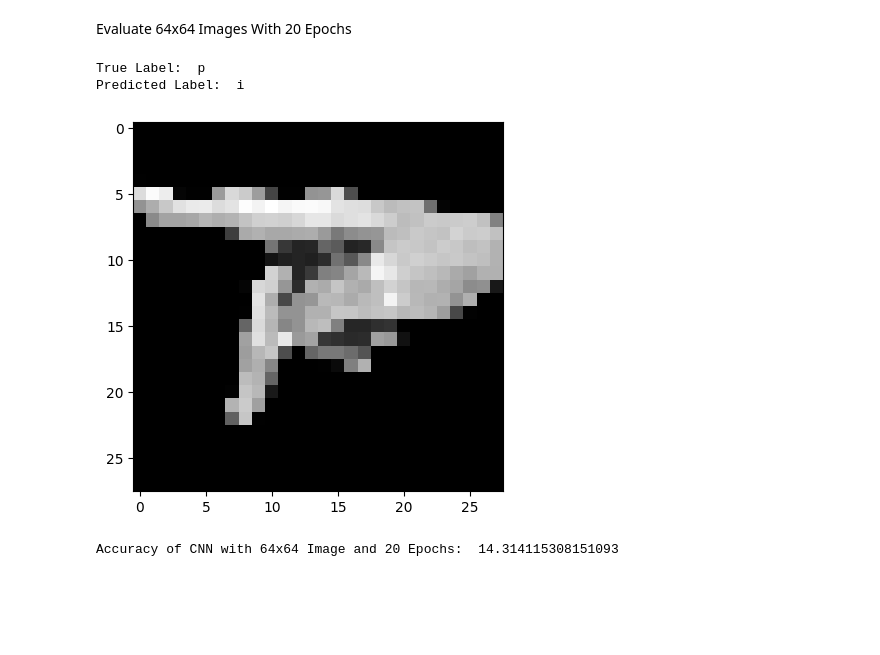
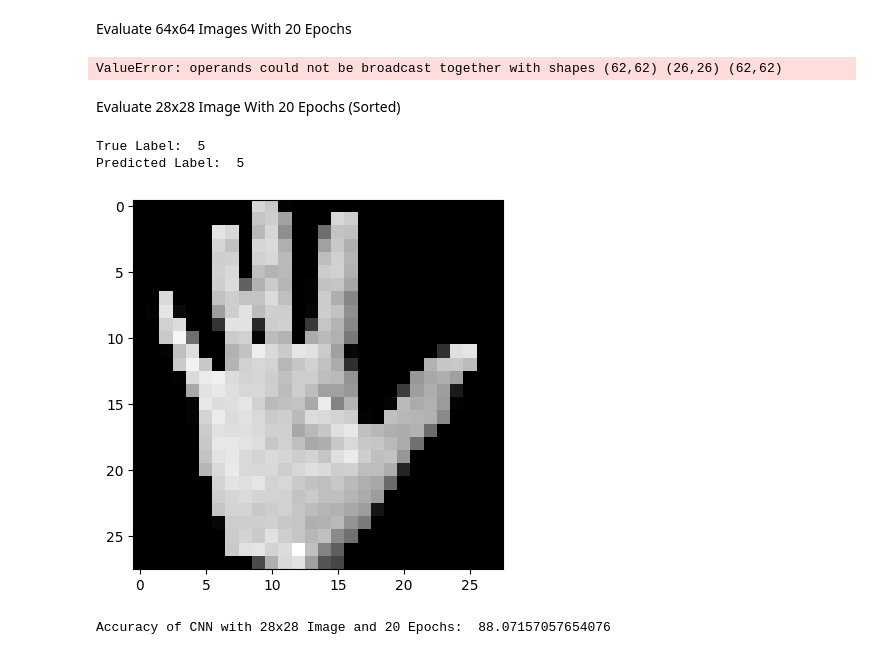
Before and after one commit to aaryangpatel/ASL-CNN, a Jupyter notebook: Model/ASLModel.ipynb, the cells around one changed output. Cells and saved outputs as stored; diff of their text form; code cells hidden in the pictures; blank space fills up the shorter version.

```diff
--- a/Model/ASLModel.ipynb
+++ b/Model/ASLModel.ipynb
@@ -195,13 +199,23 @@ Accuracy of CNN with 28x28 Image and 20 Epochs:  95.62624254473161
 # %% [markdown]
 Evaluate 64x64 Images With 20 Epochs
 # %%
-model_path = '/Users/aaryanpatel/Documents/ComputerScience/CSC590MachineLearning/ASL-CNN/ASL_trained_model28x28NEW.pkl'
+model_path = '/Users/aaryanpatel/Documents/ComputerScience/CSC590MachineLearning/ASL-CNN/ASL_trained_model64x64.pkl'
 
-CNN_28new = get_model(model_path)
-predict(CNN_28new)
-print("Accuracy of CNN with 64x64 Image and 20 Epochs: ", accuracy(CNN_28new))
+CNN_64 = get_model(model_path)
+predict(CNN_64)
+print("Accuracy of CNN with 64x64 Image and 20 Epochs: ", accuracy(CNN_64))
 # %% [output]
-True Label:  p
-Predicted Label:  i
+ValueError: operands could not be broadcast together with shapes (62,62) (26,26) (62,62)
-[figure, removed]
-Accuracy of CNN with 64x64 Image and 20 Epochs:  14.314115308151093
+# %% [markdown]
+Evaluate 28x28 Image With 20 Epochs (Sorted)
+# %%
+model_path = '/Users/aaryanpatel/Documents/ComputerScience/CSC590MachineLearning/ASL-CNN/ASL_trained_CNN28x28.pkl'
+
+CNN_model_28 = get_model(model_path)
+predict(CNN_model_28)
+print("Accuracy of CNN with 28x28 Image and 20 Epochs: ", accuracy(CNN_model_28))
+# %% [output]
+True Label:  5
+Predicted Label:  5
+[figure, added]
+Accuracy of CNN with 28x28 Image and 20 Epochs:  88.07157057654076
```
Also changed, not shown: parts of 10 cells of this notebook.
